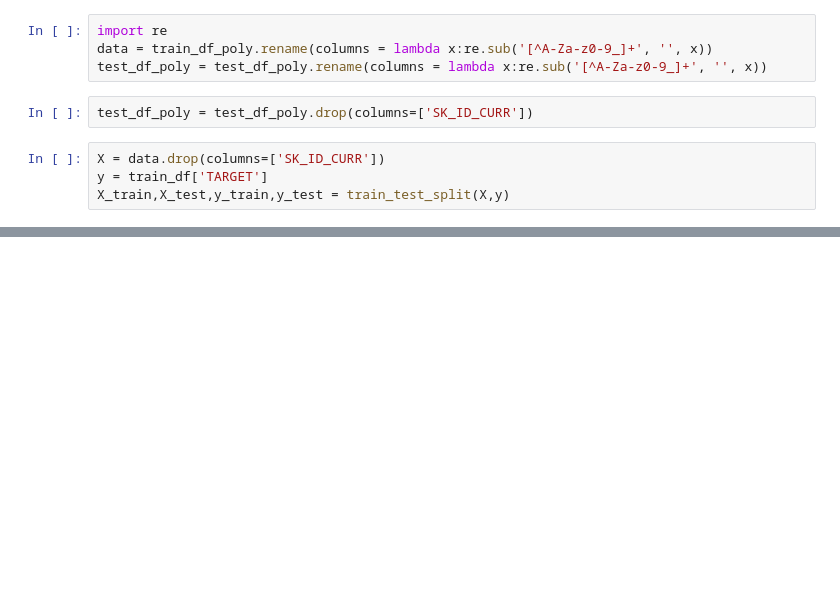
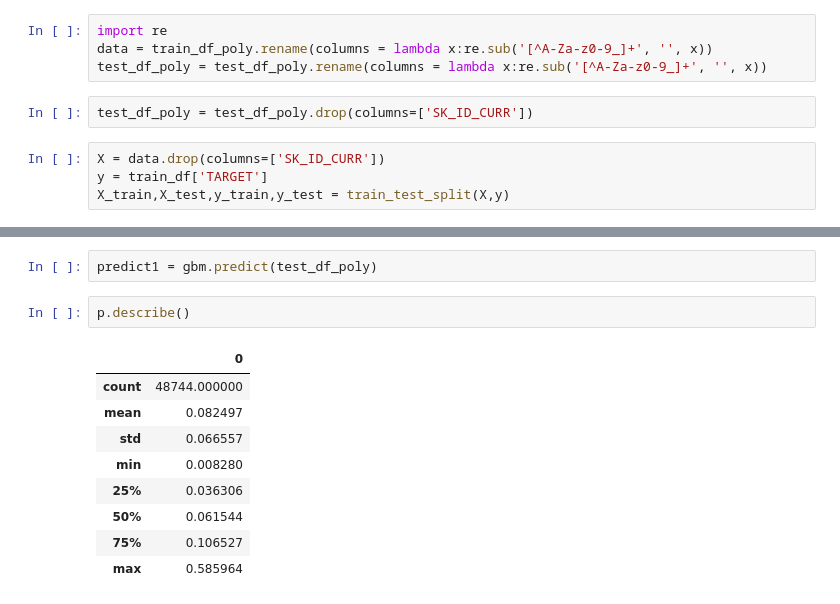
Before and after one commit to matsudsatsuki/kaggle_homecredit, a Jupyter notebook: homecredit_1.ipynb, the cells around one changed output, grey strips where cells are left out. Saved outputs shown, nothing was run; the diff lists cells and outputs as text; blank space fills up the shorter version.

```diff
--- a/homecredit_1.ipynb
+++ b/homecredit_1.ipynb
@@ -552,2 +474,16 @@ ValueError: Input contains NaN, infinity or a value too large for dtype('float32
+# %%
+predict1 = gbm.predict(test_df_poly)
+# %%
+p.describe()
+# %% [output]
+|  | 0 |
+| count | 48744.000000 |
+| mean | 0.082497 |
+| std | 0.066557 |
+| min | 0.008280 |
+| 25% | 0.036306 |
+| 50% | 0.061544 |
+| 75% | 0.106527 |
+| max | 0.585964 |
 # %%
 pred1 = lgbcls.predict(X_test)
```
Also changed, not shown: parts of 38 cells of this notebook.
